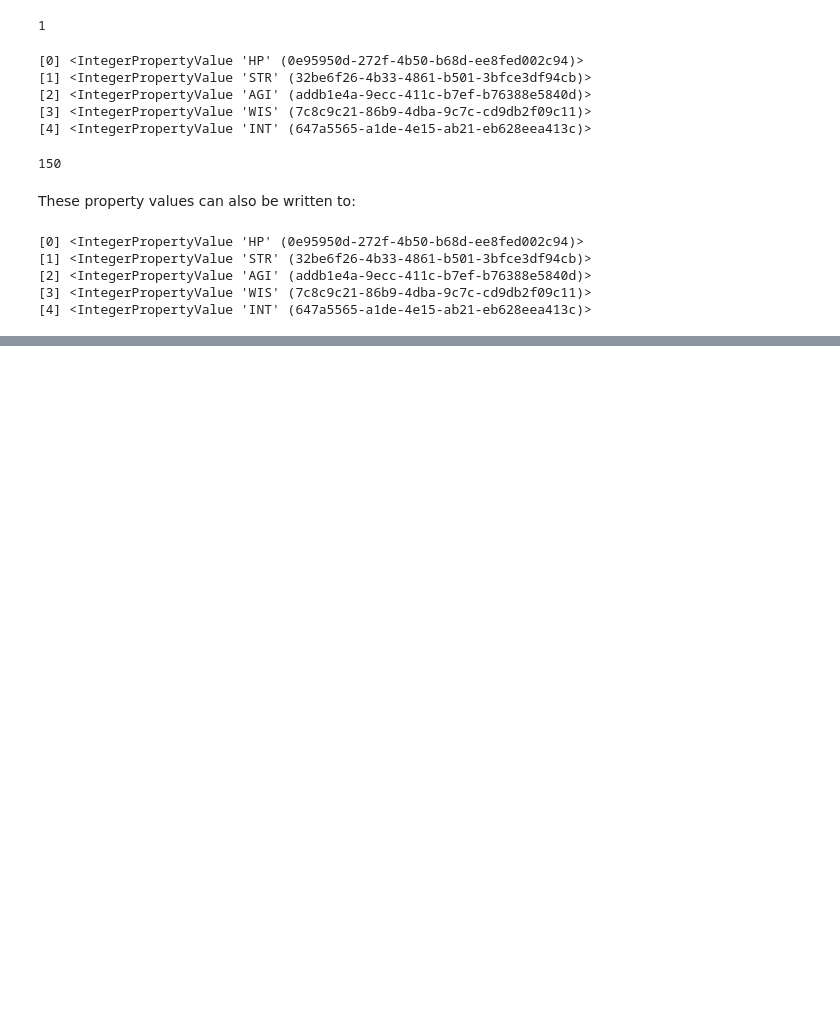
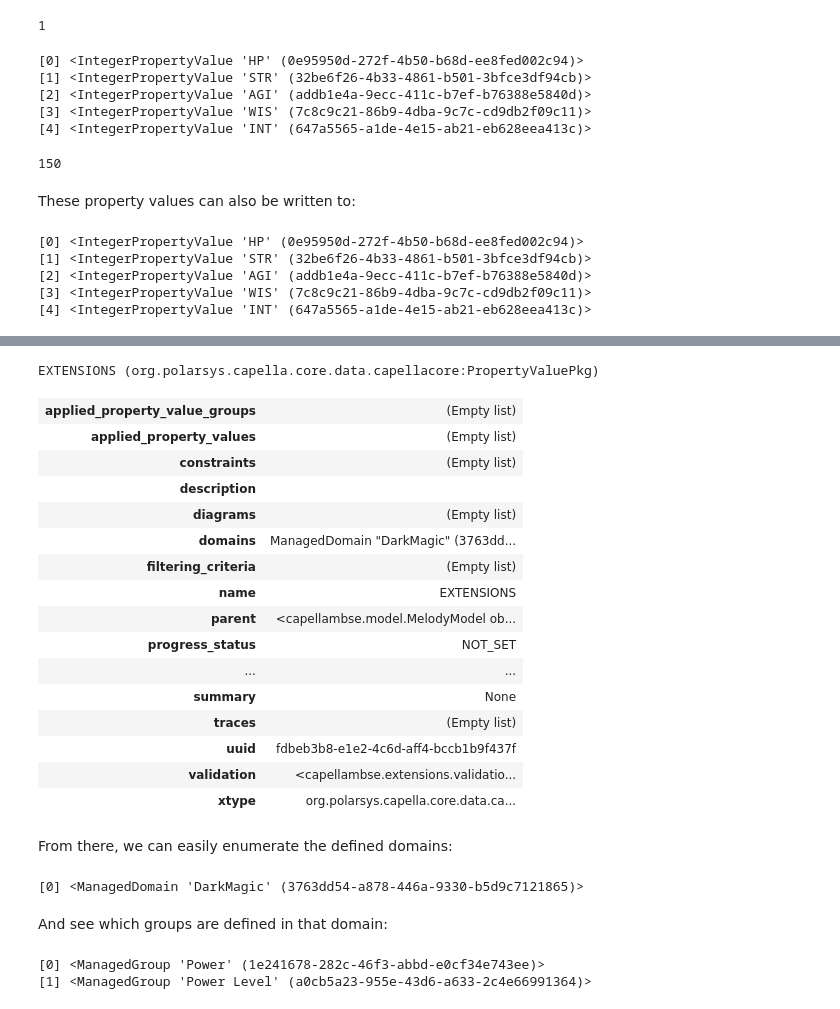
Before and after one commit to DSD-DBS/py-capellambse, a Jupyter notebook: docs/source/examples/08 Property Values.ipynb, the cells around one changed output, grey strips where cells are left out. Drawn from its saved outputs; the diff is of its cells as text; code cells hidden in the pictures; blank space fills up the shorter version.

```diff
--- a/docs/source/examples/08 Property Values.ipynb
+++ b/docs/source/examples/08 Property Values.ipynb
@@ -7,8 +7,9 @@ This notebook will show how to access and work with basic property values and gr
 # %%
 import capellambse
 
-path_to_model = "../../../tests/data/melodymodel/5_0/Melody Model Test.aird"
-model = capellambse.MelodyModel(path_to_model)
+model = capellambse.MelodyModel(
+    "../../../tests/data/melodymodel/5_0/Melody Model Test.aird"
+)
 # %% [markdown]
 Model objects can own property values and PV groups. To access those, use the `property_values` and `property_value_groups` attributes respectively:
 # %%
@@ -88,0 +96,34 @@ obj.property_value_groups["Stats"]
+# %%
+model.pvmt
+# %% [output]
+EXTENSIONS (org.polarsys.capella.core.data.capellacore:PropertyValuePkg)
+| applied_property_value_groups | (Empty list) |
+| applied_property_values | (Empty list) |
+| constraints | (Empty list) |
+| description |  |
+| diagrams | (Empty list) |
+| domains | ManagedDomain "DarkMagic" (3763dd... |
+| filtering_criteria | (Empty list) |
+| name | EXTENSIONS |
+| parent | <capellambse.model.MelodyModel ob... |
+| progress_status | NOT_SET |
+| ... | ... |
+| summary | None |
+| traces | (Empty list) |
+| uuid | fdbeb3b8-e1e2-4c6d-aff4-bccb1b9f437f |
+| validation | <capellambse.extensions.validatio... |
+| xtype | org.polarsys.capella.core.data.ca... |
+# %% [markdown]
+From there, we can easily enumerate the defined domains:
+# %%
+model.pvmt.domains
+# %% [output]
+[0] <ManagedDomain 'DarkMagic' (3763dd54-a878-446a-9330-b5d9c7121865)>
+# %% [markdown]
+And see which groups are defined in that domain:
+# %%
+domain = model.pvmt.domains["DarkMagic"]
+domain.groups
+# %% [output]
+[0] <ManagedGroup 'Power' (1e241678-282c-46f3-abbd-e0cf34e743ee)>
+[1] <ManagedGroup 'Power Level' (a0cb5a23-955e-43d6-a633-2c4e66991364)>
```
Also changed, not shown: parts of 26 cells of this notebook, 15 other files.
